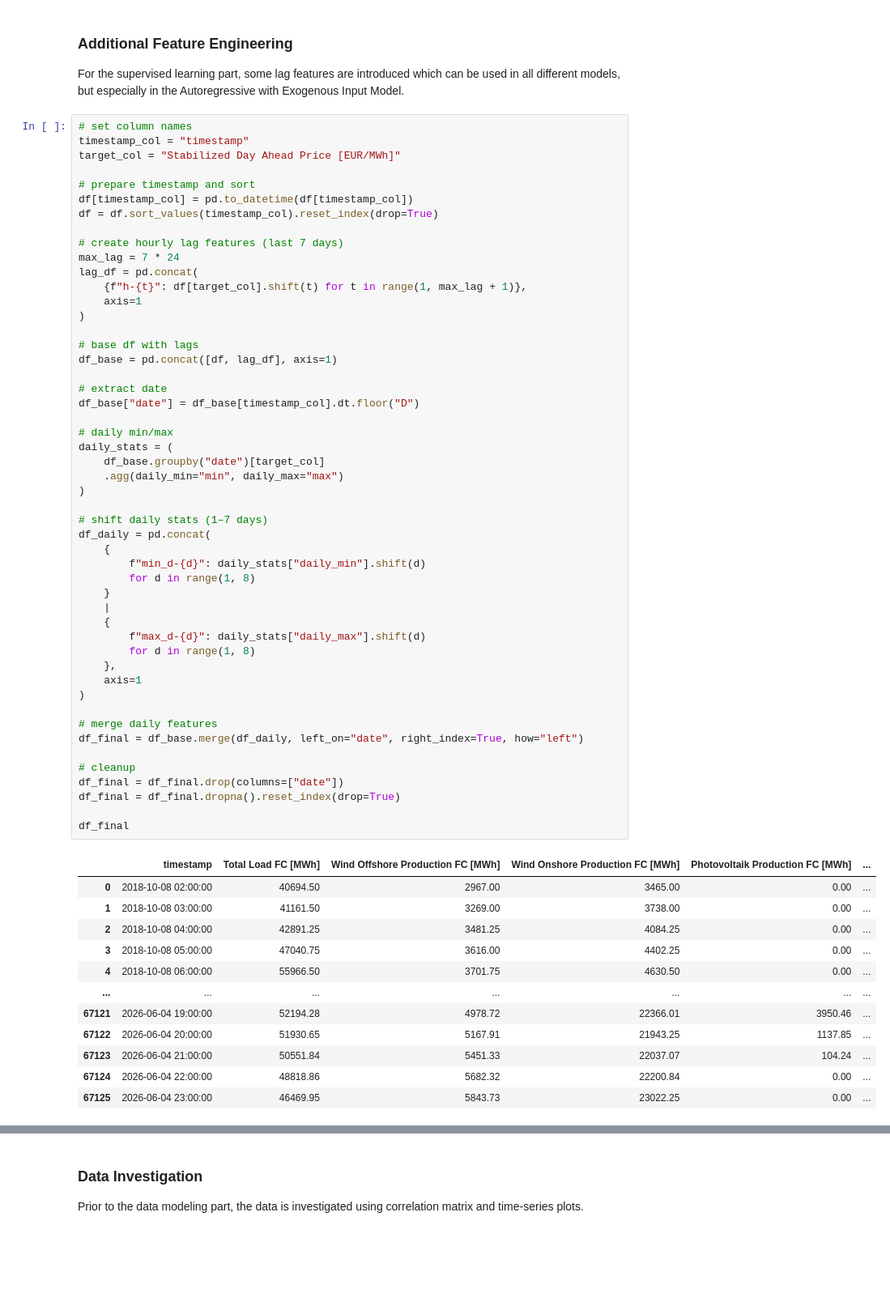
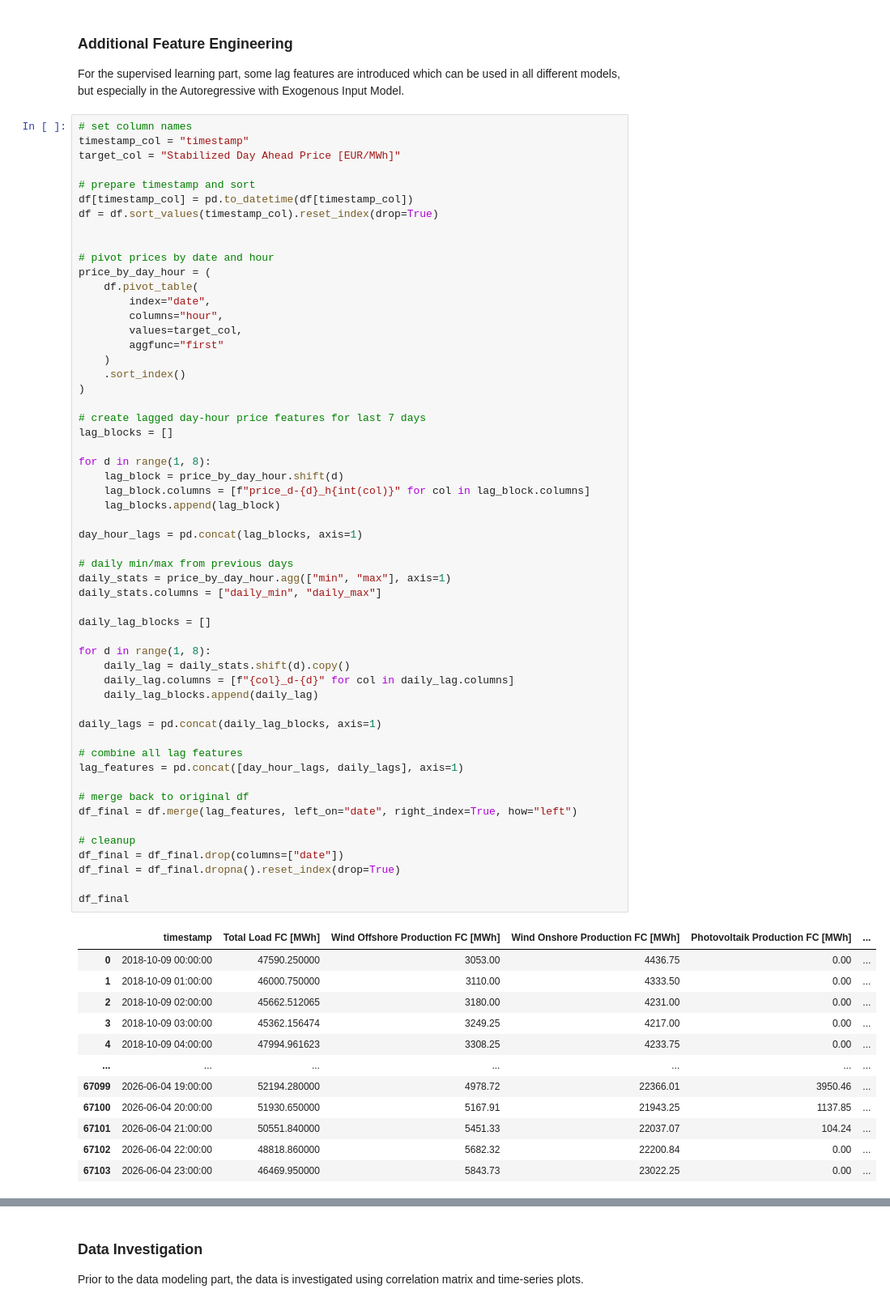
Before and after one commit to TimSchmale/dai-mission-group-T, a Jupyter notebook: notebook.ipynb, the cells around one changed output, grey strips where cells are left out. Shown at 81% size. Saved outputs shown, nothing was run; the diff lists cells and outputs as text; blank space fills up the shorter version.

```diff
--- a/notebook.ipynb
+++ b/notebook.ipynb
@@ -640,63 +640,68 @@ For the supervised learning part, some lag features are introduced which can be
 # %%
 # set column names
 timestamp_col = "timestamp"
 target_col = "Stabilized Day Ahead Price [EUR/MWh]"
 
 # prepare timestamp and sort
 df[timestamp_col] = pd.to_datetime(df[timestamp_col])
 df = df.sort_values(timestamp_col).reset_index(drop=True)
 
-# create hourly lag features (last 7 days)
-max_lag = 7 * 24
-lag_df = pd.concat(
-    {f"h-{t}": df[target_col].shift(t) for t in range(1, max_lag + 1)},
-    axis=1
+
+# pivot prices by date and hour
+price_by_day_hour = (
+    df.pivot_table(
+        index="date",
+        columns="hour",
+        values=target_col,
+        aggfunc="first"
+    )
+    .sort_index()
 )
 
-# base df with lags
-df_base = pd.concat([df, lag_df], axis=1)
+# create lagged day-hour price features for last 7 days
+lag_blocks = []
 
-# extract date
-df_base["date"] = df_base[timestamp_col].dt.floor("D")
+for d in range(1, 8):
+    lag_block = price_by_day_hour.shift(d)
+    lag_block.columns = [f"price_d-{d}_h{int(col)}" for col in lag_block.columns]
+    lag_blocks.append(lag_block)
 
-# daily min/max
-daily_stats = (
-    df_base.groupby("date")[target_col]
-    .agg(daily_min="min", daily_max="max")
-)
+day_hour_lags = pd.concat(lag_blocks, axis=1)
 
-# shift daily stats (1–7 days)
-df_daily = pd.concat(
-    {
-        f"min_d-{d}": daily_stats["daily_min"].shift(d)
-        for d in range(1, 8)
-    }
-    |
-    {
-        f"max_d-{d}": daily_stats["daily_max"].shift(d)
-        for d in range(1, 8)
-    },
-    axis=1
-)
+# daily min/max from previous days
+daily_stats = price_by_day_hour.agg(["min", "max"], axis=1)
+daily_stats.columns = ["daily_min", "daily_max"]
 
-# merge daily features
-df_final = df_base.merge(df_daily, left_on="date", right_index=True, how="left")
+daily_lag_blocks = []
+
+for d in range(1, 8):
+    daily_lag = daily_stats.shift(d).copy()
+    daily_lag.columns = [f"{col}_d-{d}" for col in daily_lag.columns]
+    daily_lag_blocks.append(daily_lag)
+
+daily_lags = pd.concat(daily_lag_blocks, axis=1)
+
+# combine all lag features
+lag_features = pd.concat([day_hour_lags, daily_lags], axis=1)
+
+# merge back to original df
+df_final = df.merge(lag_features, left_on="date", right_index=True, how="left")
 
 # cleanup
 df_final = df_final.drop(columns=["date"])
 df_final = df_final.dropna().reset_index(drop=True)
 
 df_final
 # %% [output]
 |  | timestamp | Total Load FC [MWh] | Wind Offshore Production FC [MWh] | Wind Onshore Production FC [MWh] | Photovoltaik Production FC [MWh] | ... |
-| 0 | 2018-10-08 02:00:00 | 40694.50 | 2967.00 | 3465.00 | 0.00 | ... |
-| 1 | 2018-10-08 03:00:00 | 41161.50 | 3269.00 | 3738.00 | 0.00 | ... |
-| 2 | 2018-10-08 04:00:00 | 42891.25 | 3481.25 | 4084.25 | 0.00 | ... |
-| 3 | 2018-10-08 05:00:00 | 47040.75 | 3616.00 | 4402.25 | 0.00 | ... |
-| 4 | 2018-10-08 06:00:00 | 55966.50 | 3701.75 | 4630.50 | 0.00 | ... |
+| 0 | 2018-10-09 00:00:00 | 47590.250000 | 3053.00 | 4436.75 | 0.00 | ... |
+| 1 | 2018-10-09 01:00:00 | 46000.750000 | 3110.00 | 4333.50 | 0.00 | ... |
+| 2 | 2018-10-09 02:00:00 | 45662.512065 | 3180.00 | 4231.00 | 0.00 | ... |
+| 3 | 2018-10-09 03:00:00 | 45362.156474 | 3249.25 | 4217.00 | 0.00 | ... |
+| 4 | 2018-10-09 04:00:00 | 47994.961623 | 3308.25 | 4233.75 | 0.00 | ... |
 | ... | ... | ... | ... | ... | ... | ... |
-| 67121 | 2026-06-04 19:00:00 | 52194.28 | 4978.72 | 22366.01 | 3950.46 | ... |
-| 67122 | 2026-06-04 20:00:00 | 51930.65 | 5167.91 | 21943.25 | 1137.85 | ... |
-| 67123 | 2026-06-04 21:00:00 | 50551.84 | 5451.33 | 22037.07 | 104.24 | ... |
-| 67124 | 2026-06-04 22:00:00 | 48818.86 | 5682.32 | 22200.84 | 0.00 | ... |
-| 67125 | 2026-06-04 23:00:00 | 46469.95 | 5843.73 | 23022.25 | 0.00 | ... |
+| 67099 | 2026-06-04 19:00:00 | 52194.280000 | 4978.72 | 22366.01 | 3950.46 | ... |
+| 67100 | 2026-06-04 20:00:00 | 51930.650000 | 5167.91 | 21943.25 | 1137.85 | ... |
+| 67101 | 2026-06-04 21:00:00 | 50551.840000 | 5451.33 | 22037.07 | 104.24 | ... |
+| 67102 | 2026-06-04 22:00:00 | 48818.860000 | 5682.32 | 22200.84 | 0.00 | ... |
+| 67103 | 2026-06-04 23:00:00 | 46469.950000 | 5843.73 | 23022.25 | 0.00 | ... |
```
Also changed, not shown: parts of 1 cell of this notebook.
